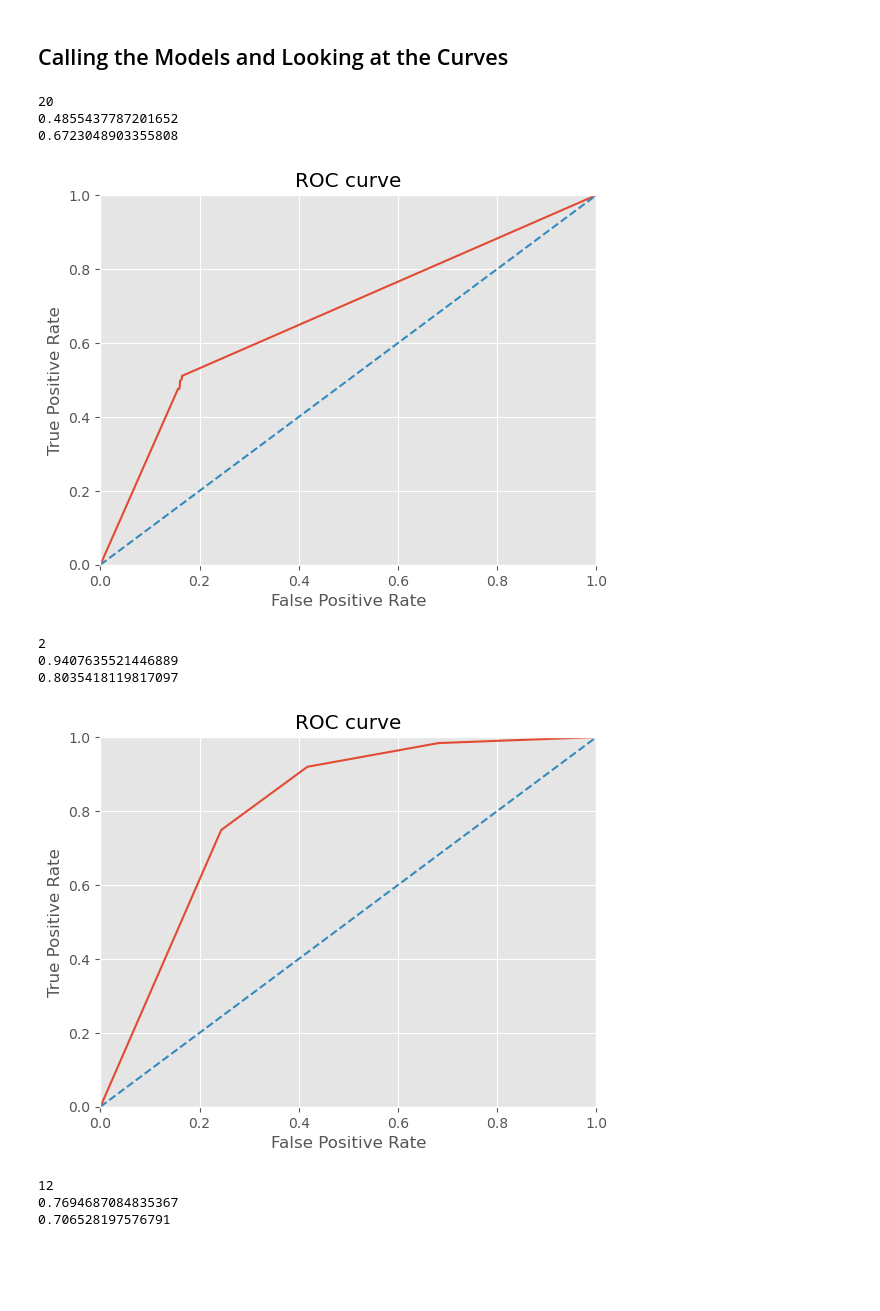
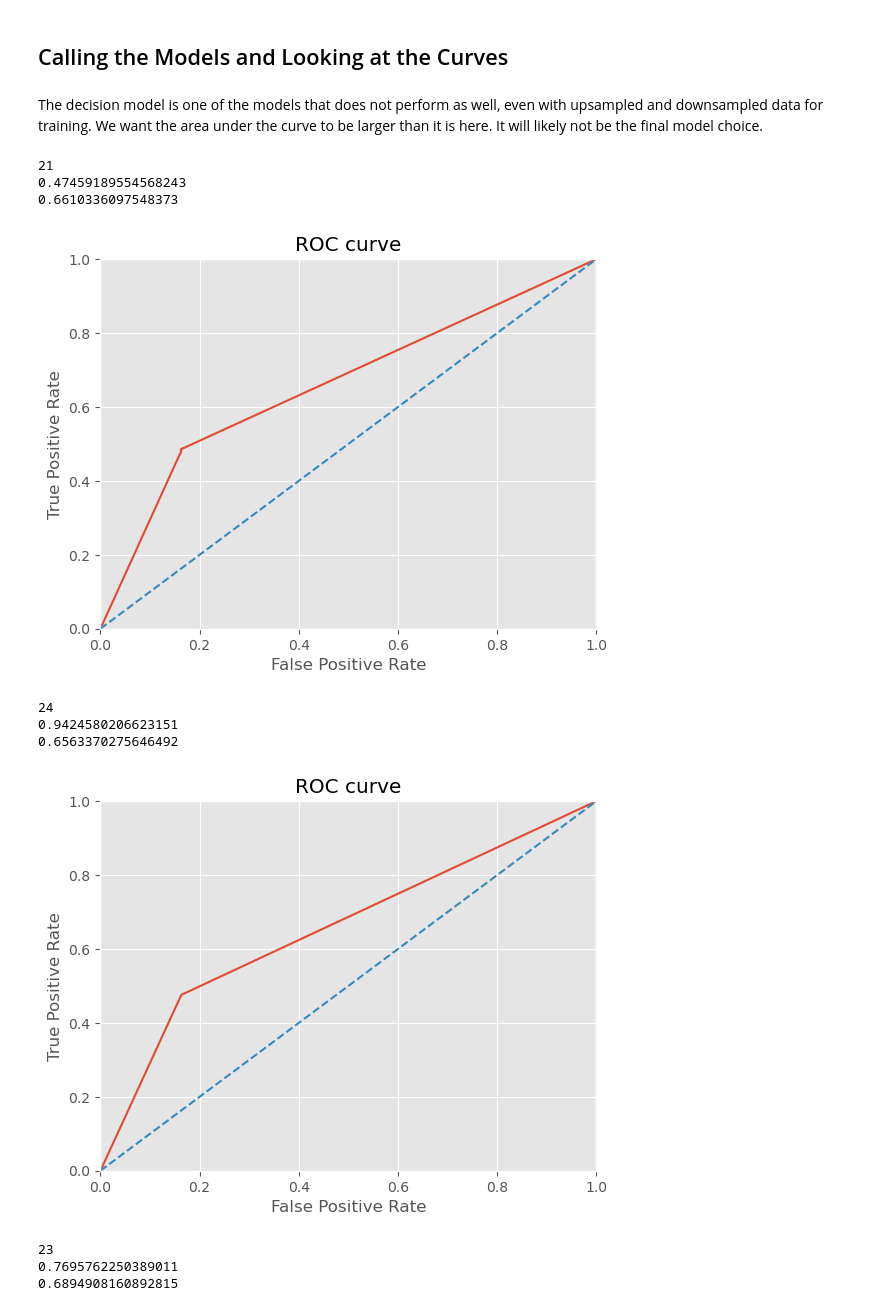
Before and after one commit to LDeYoung17/interconnect, a Jupyter notebook: notebooks/ML_EDA.ipynb, the cells around one changed output. Drawn from its saved outputs; the diff is of its cells as text; code cells hidden in the pictures; blank space fills up the shorter version.

```diff
--- a/notebooks/ML_EDA.ipynb
+++ b/notebooks/ML_EDA.ipynb
@@ -880,6 +1070,7 @@ scores_auc(dummy_class, X_train_encoded, y_train_encoded)
 # %% [markdown]
 <h3>Decision Tree Classifier</h3>
 # %%
+%%time
 def train_decision_model(a, b, train_features_train, target_train):
     best_decision_f1 = 0
     best_depth = 0
@@ -894,7 +1085,7 @@ def train_decision_model(a, b, train_features_train, target_train):
         if best_decision_f1 == 0:
             best_decision_f1 = final_score
             best_depth = depth
-        if final_score < best_decision_f1:
+        if final_score > best_decision_f1:
             best_decision_f1 = final_score
             best_depth = depth
 
@@ -1048,23 +1256,26 @@ def xgb(a, b, features_train, target_train):
 # %% [markdown]
 <h2>Calling the Models and Looking at the Curves</h2>
+# %% [markdown]
+The decision model is one of the models that does not perform as well, even with upsampled and downsampled data for training. We want the area under the curve to be larger than it is here. It will likely not be the final model choice.
 # %%
-decision_AUC = train_decision_model(1, 21, X_train, y_train)
+%%time
+decision_AUC = train_decision_model(21, 41, X_train, y_train)
 scores_auc(decision_AUC, X_valid, y_valid)
 
-upsample_decision_AUC = train_decision_model(1, 21, upsample_X_train, upsample_y_train)
-scores_auc(upsample_decision_AUC, upsample_X_valid, upsample_y_valid)
+upsample_decision_AUC = train_decision_model(21, 41, upsample_X_train, upsample_y_train)
+scores_auc(upsample_decision_AUC, X_valid, y_valid)
 
-downsample_decision_AUC = train_decision_model(1, 21, downsample_X_train, downsample_y_train)
-scores_auc(downsample_decision_AUC, downsample_X_valid, downsample_y_valid)
+downsample_decision_AUC = train_decision_model(21, 41, downsample_X_train, downsample_y_train)
+scores_auc(downsample_decision_AUC, X_valid, y_valid)
 # %% [output]
-20
-0.4855437787201652
-0.6723048903355808
+21
+0.47459189554568243
+0.6610336097548373
-[figure, old version]
+[figure, new version]
-2
-0.9407635521446889
-0.8035418119817097
+24
+0.9424580206623151
+0.6563370275646492
-[figure, old version]
+[figure, new version]
-12
-0.7694687084835367
-0.706528197576791
+23
+0.7695762250389011
+0.6894908160892815
```
Also changed, not shown: parts of 122 cells of this notebook.
